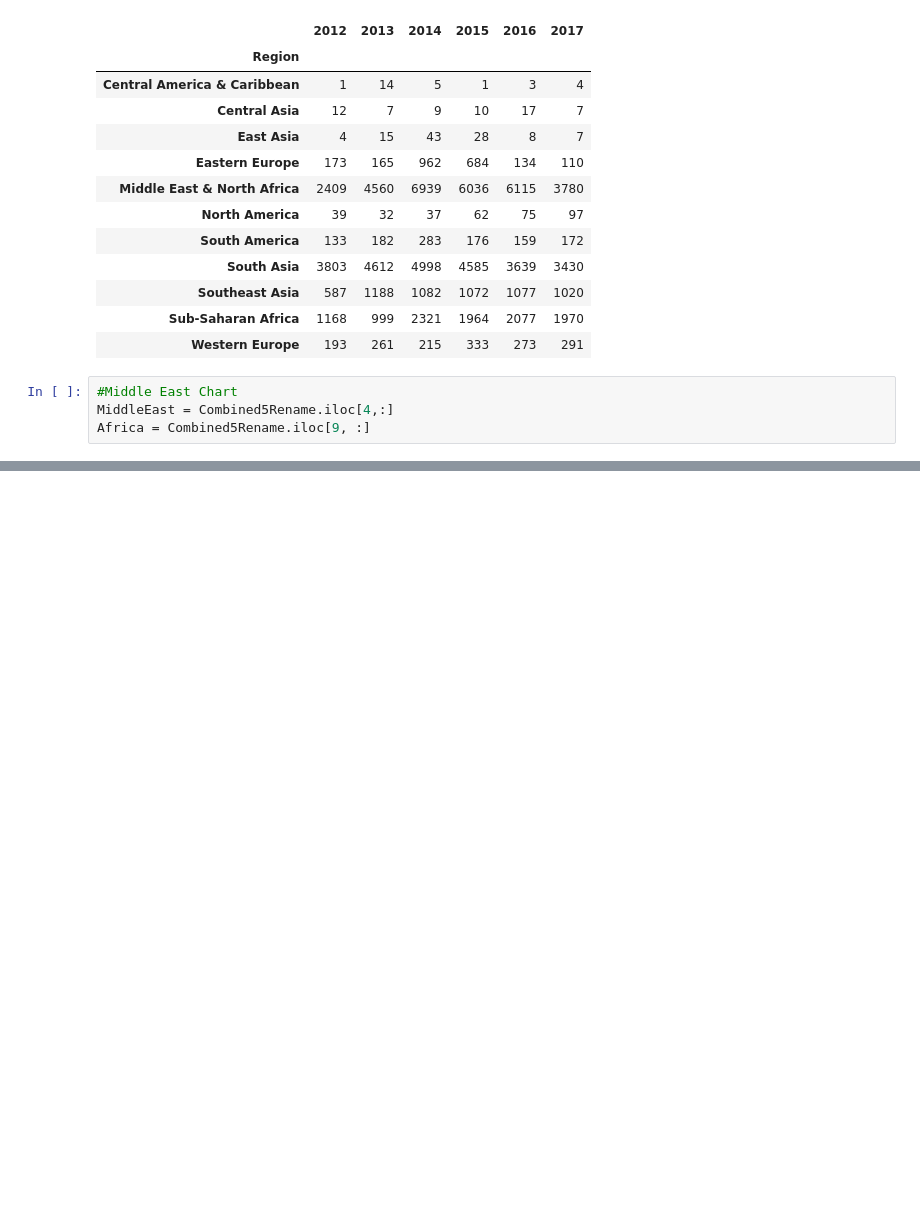
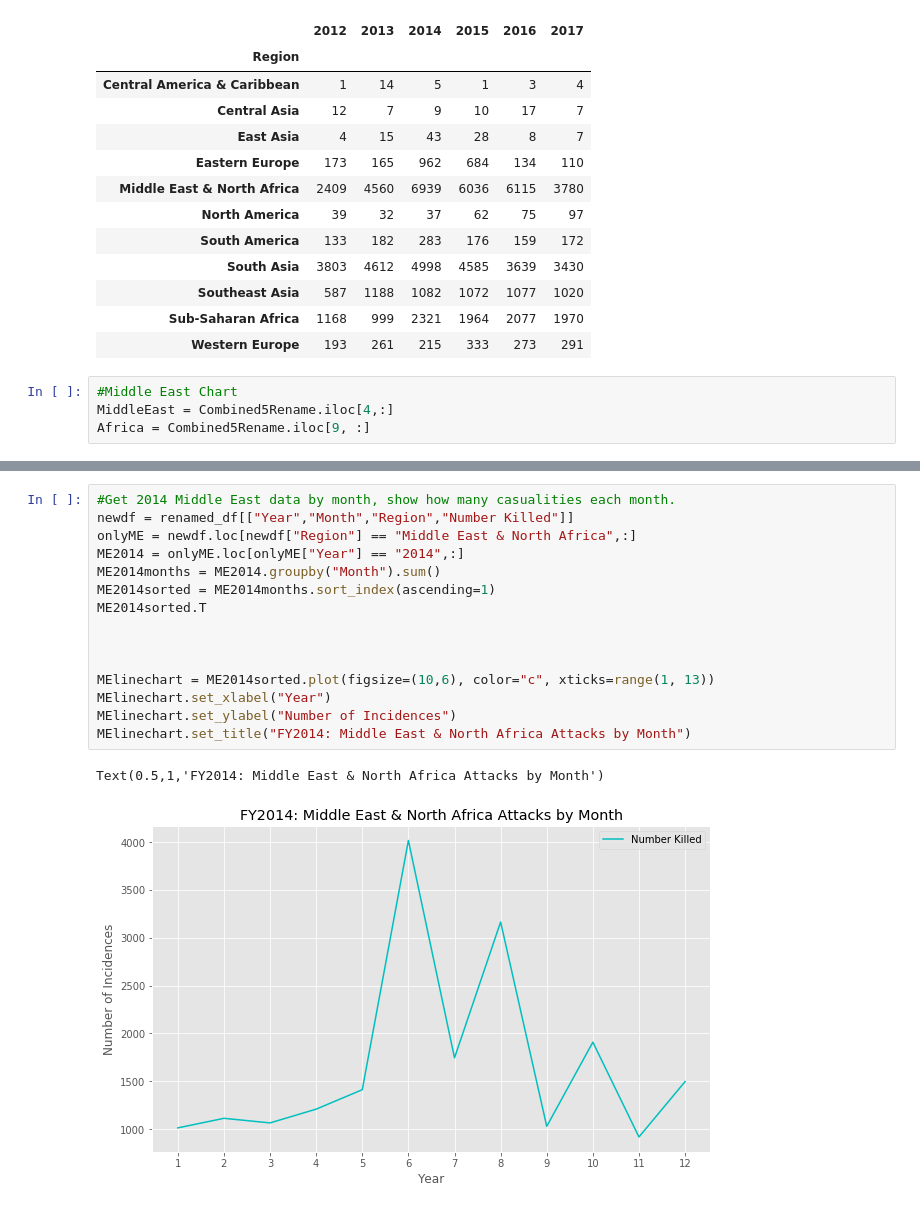
Before and after one commit to kristen-hyman/Group_Project, a Jupyter notebook: kristen_file.ipynb, the cells around one changed output, grey strips where cells are left out. Drawn from its saved outputs; the diff is of its cells as text; blank space fills up the shorter version.

```diff
--- a/kristen_file.ipynb
+++ b/kristen_file.ipynb
@@ -143,0 +151,18 @@ africabarchart
+# %%
+#Get 2014 Middle East data by month, show how many casualities each month.
+newdf = renamed_df[["Year","Month","Region","Number Killed"]]
+onlyME = newdf.loc[newdf["Region"] == "Middle East & North Africa",:]
+ME2014 = onlyME.loc[onlyME["Year"] == "2014",:]
+ME2014months = ME2014.groupby("Month").sum()
+ME2014sorted = ME2014months.sort_index(ascending=1)
+ME2014sorted.T
+
+
+
+MElinechart = ME2014sorted.plot(figsize=(10,6), color="c", xticks=range(1, 13))
+MElinechart.set_xlabel("Year")
+MElinechart.set_ylabel("Number of Incidences")
+MElinechart.set_title("FY2014: Middle East & North Africa Attacks by Month")
+# %% [output]
+Text(0.5,1,'FY2014: Middle East & North Africa Attacks by Month')
+[figure, added]
```
Also changed, not shown: parts of 5 cells of this notebook.
